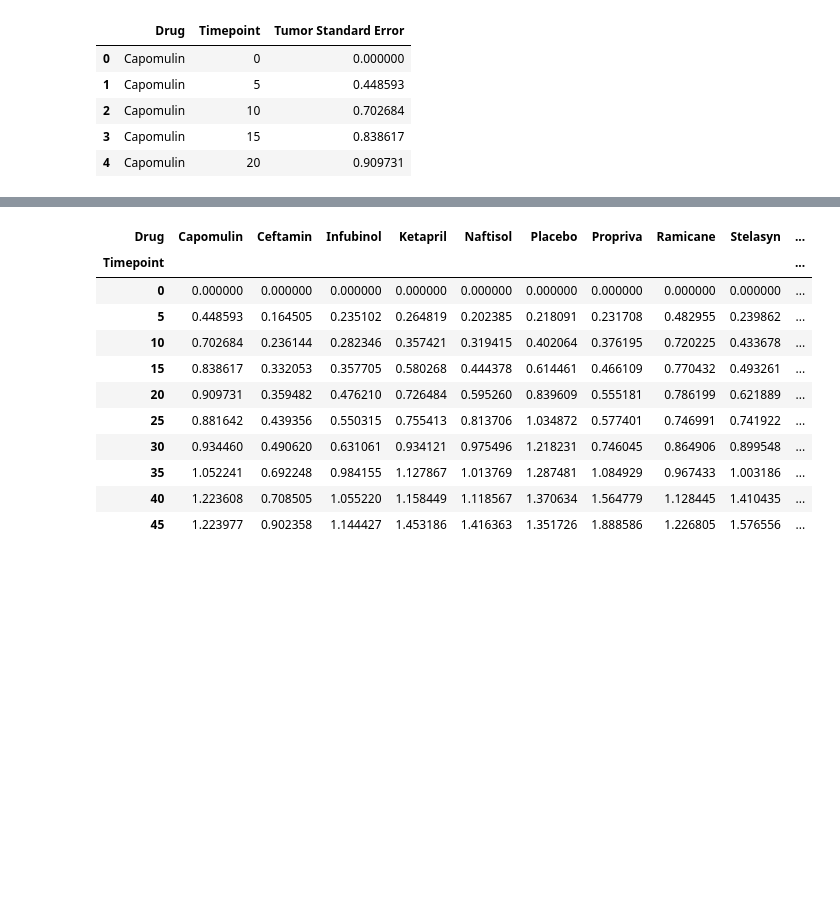
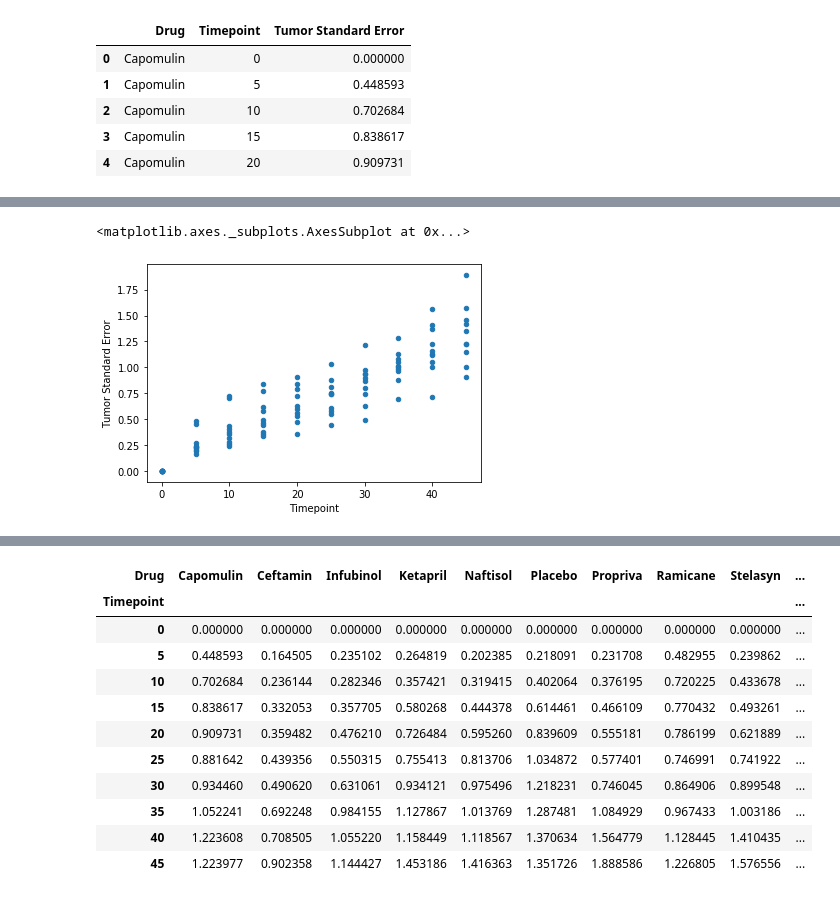
Before and after one commit to meowbray/matplotlib-challenge, a Jupyter notebook: Pymaceuticals/matplotOGer.ipynb, the cells around one changed output, grey strips where cells are left out. Saved outputs shown, nothing was run; the diff lists cells and outputs as text; code cells hidden in the pictures; blank space fills up the shorter version.

```diff
--- a/Pymaceuticals/matplotOGer.ipynb
+++ b/Pymaceuticals/matplotOGer.ipynb
@@ -97,3 +107,9 @@ tumor_err_data.head()
+# %%
+err_response_scatter = pd.DataFrame(tumor_err_data,columns=['Tumor Standard Error','Timepoint'])
+err_response_scatter.plot(x ='Timepoint', y='Tumor Standard Error', kind = 'scatter')
+# %% [output]
+<matplotlib.axes._subplots.AxesSubplot at 0x...>
+[figure, added]
 # %%
 # Minor Data Munging to Re-Format the Data Frames
 tumor_mean_pivot = mouse.reset_index(drop=True)
```
Also changed, not shown: parts of 27 cells of this notebook.
